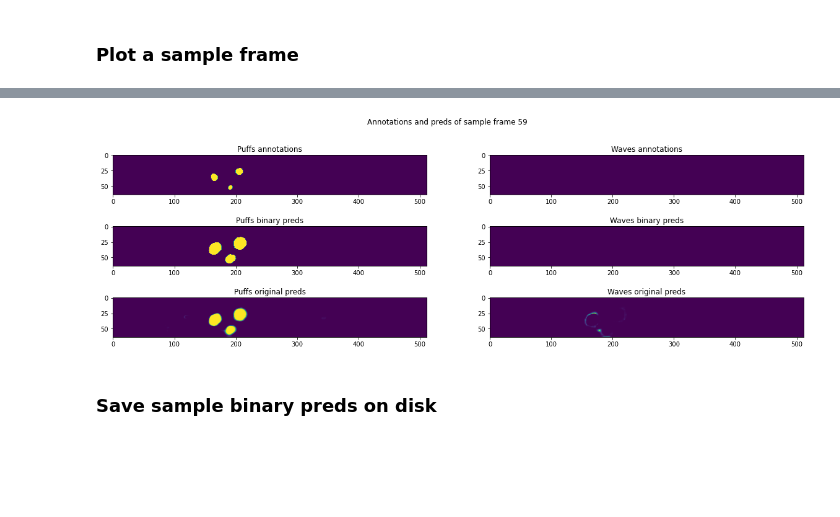
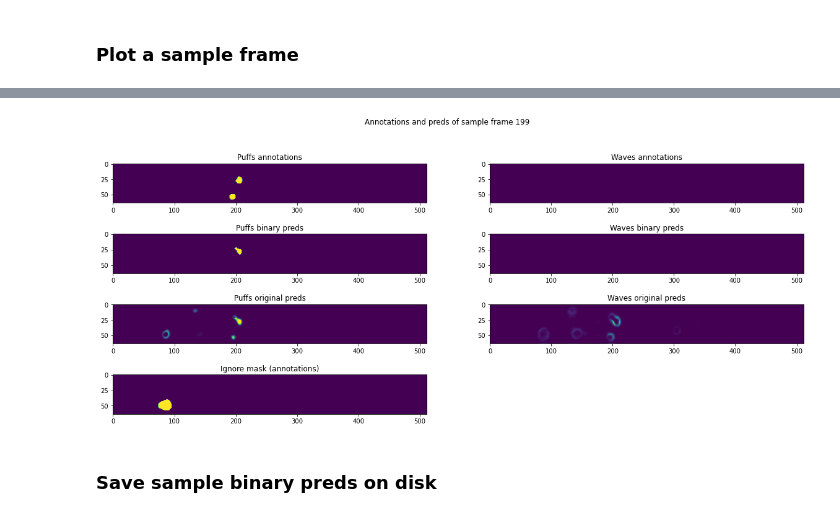
Before and after one commit to dottipr/sparks_project, a Jupyter notebook: sparks/validate UNet trainings.ipynb, the cells around one changed output, grey strips where cells are left out. Cells and saved outputs as stored; diff of their text form; code cells hidden in the pictures; blank space fills up the shorter version.

```diff
--- a/sparks/validate UNet trainings.ipynb
+++ b/sparks/validate UNet trainings.ipynb
@@ -129,7 +185,7 @@ def jaccard_score_exclusion_zone(ys,preds,exclusion_radius,sparks=False):
 ## Compute metrics for sample video
 # %%
 # results for a sample movie in sample dataset
-name = "temporal_reduction"
+name = "256_long_chunks_64_step_physio"
 idx = 0
 # %%
 ignore_frames = 6
@@ -158,13 +214,15 @@ waves_binary = process_wave_prediction(waves_sample,
 ### Get binary ys and remove ignored frames
 # %%
 # get binary ys
-ys_sample = ys[name][idx]
+ys_sample = ys_all_trainings[idx]
 
 ys_puffs_sample = np.where(ys_sample==3,1,0)
 ys_waves_sample = np.where(ys_sample==2,1,0)
+ignore_mask = np.where(ys_sample==4,1,0)
 # %%
 ys_puffs_sample = empty_marginal_frames(ys_puffs_sample, ignore_frames)
 ys_waves_sample = empty_marginal_frames(ys_waves_sample, ignore_frames)
+ignore_mask = empty_marginal_frames(ignore_mask, ignore_frames)
 # %% [markdown]
 ### Plot a sample frame
 # %%
@@ -176,40 +232,46 @@ sample_frame = 59
+# %%
+sample_frame = 199 # 346
 # %%
 # Plot annotations and preds of sample frame
 
 #plt.rcParams.update({'font.size': 8})
 
-plt.figure(figsize=(20,6))
+plt.figure(figsize=(20,8))
 plt.suptitle(f"Annotations and preds of sample frame {sample_frame}", fontsize=12)
 
 
-ax = plt.subplot(3,2,1)
+ax = plt.subplot(4,2,1)
 ax.set_title("Puffs annotations")
 plt.imshow(ys_puffs_sample[sample_frame])
 
-ax = plt.subplot(3,2,2)
+ax = plt.subplot(4,2,2)
 ax.set_title("Waves annotations")
 plt.imshow(ys_waves_sample[sample_frame])
 
-ax = plt.subplot(3,2,3)
+ax = plt.subplot(4,2,3)
 ax.set_title("Puffs binary preds")
 plt.imshow(puffs_binary[sample_frame])
 
-ax = plt.subplot(3,2,4)
+ax = plt.subplot(4,2,4)
 ax.set_title("Waves binary preds")
 plt.imshow(waves_binary[sample_frame])
 
-ax = plt.subplot(3,2,5)
+ax = plt.subplot(4,2,5)
 ax.set_title("Puffs original preds")
 plt.imshow(puffs_sample[sample_frame])
 
-ax = plt.subplot(3,2,6)
+ax = plt.subplot(4,2,6)
 ax.set_title("Waves original preds")
 plt.imshow(waves_sample[sample_frame])
 
+ax = plt.subplot(4,2,7)
+ax.set_title("Ignore mask (annotations)")
+plt.imshow(ignore_mask[sample_frame])
+
 
 plt.show()
 # %% [output]
-[figure, old version]
+[figure, new version]
 # %% [markdown]
 ### Save sample binary preds on disk
 # %%
```
Also changed, not shown: parts of 35 cells of this notebook, 2 other files.
